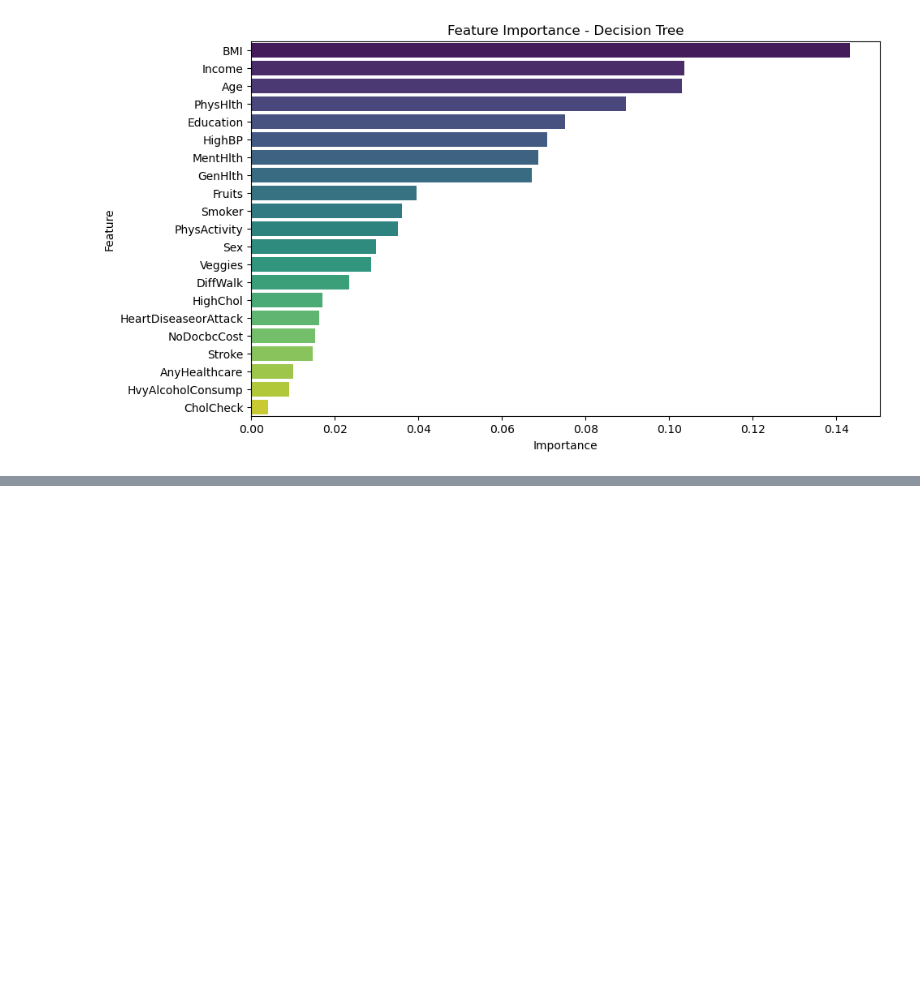
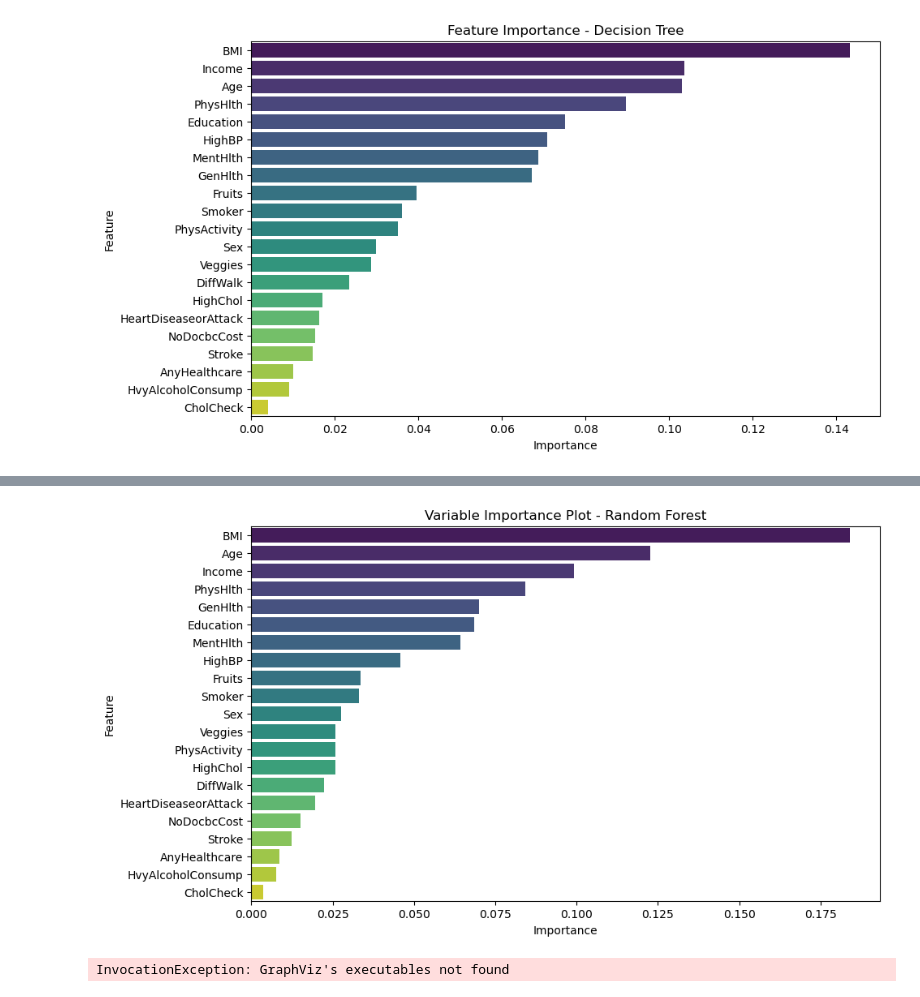
Before and after one commit to AshleyB1021/Project-4, a Jupyter notebook: Notebook/Diabetes Prediction-1.ipynb, the cells around one changed output, grey strips where cells are left out. Cells and saved outputs as stored; diff of their text form; code cells hidden in the pictures; blank space fills up the shorter version.

```diff
--- a/Diabetes Prediction-1.ipynb
+++ b/Notebook/Diabetes Prediction-1.ipynb
@@ -225,0 +299,54 @@ plt.show()
+# %%
+import pandas as pd
+import numpy as np
+import matplotlib.pyplot as plt
+from sklearn.ensemble import RandomForestClassifier
+
+# Assuming X_train and y_train are your training features and target
+# Train a Random Forest classifier
+rf_model = RandomForestClassifier()
+rf_model.fit(X_train, y_train)
+
+# Retrieve feature importances from the trained model
+importances = rf_model.feature_importances_
+
+# Create a DataFrame containing feature names and their importances
+feature_importance_df = pd.DataFrame({'Feature': X_train.columns, 'Importance': importances})
+
+# Sort the features based on their importances
+feature_importance_df = feature_importance_df.sort_values(by='Importance', ascending=False)
+
+# Visualize feature importances using a bar plot
+plt.figure(figsize=(10, 6))
+sns.barplot(x='Importance', y='Feature', data=feature_importance_df, palette='viridis')
+plt.title('Variable Importance Plot - Random Forest')
+plt.xlabel('Importance')
+plt.ylabel('Feature')
+plt.show()
+# %% [output]
+[figure, added]
+# %%
+from sklearn.ensemble import RandomForestClassifier
+from sklearn.tree import export_graphviz
+import pydotplus
+from IPython.display import Image
+
+# Assuming X_train and y_train are your training features and target
+# Train a Random Forest classifier
+rf_model = RandomForestClassifier()
+rf_model.fit(X_train, y_train)
+
+# Extract one of the decision trees from the Random Forest model
+tree_index = 0  # Change this index to extract a different tree from the Random Forest
+tree_estimator = rf_model.estimators_[tree_index]
+
+# Export the decision tree as a DOT file
+dot_data = export_graphviz(tree_estimator, out_file=None, feature_names=X_train.columns, class_names=['0', '1'], filled=True)
+
+# Create a graph from the DOT data
+graph = pydotplus.graph_from_dot_data(dot_data)
+
+# Display the decision tree graph
+Image(graph.create_png())
+# %% [output]
+InvocationException: GraphViz's executables not found
```
Also changed, not shown: parts of 7 cells of this notebook, 2 other files.
